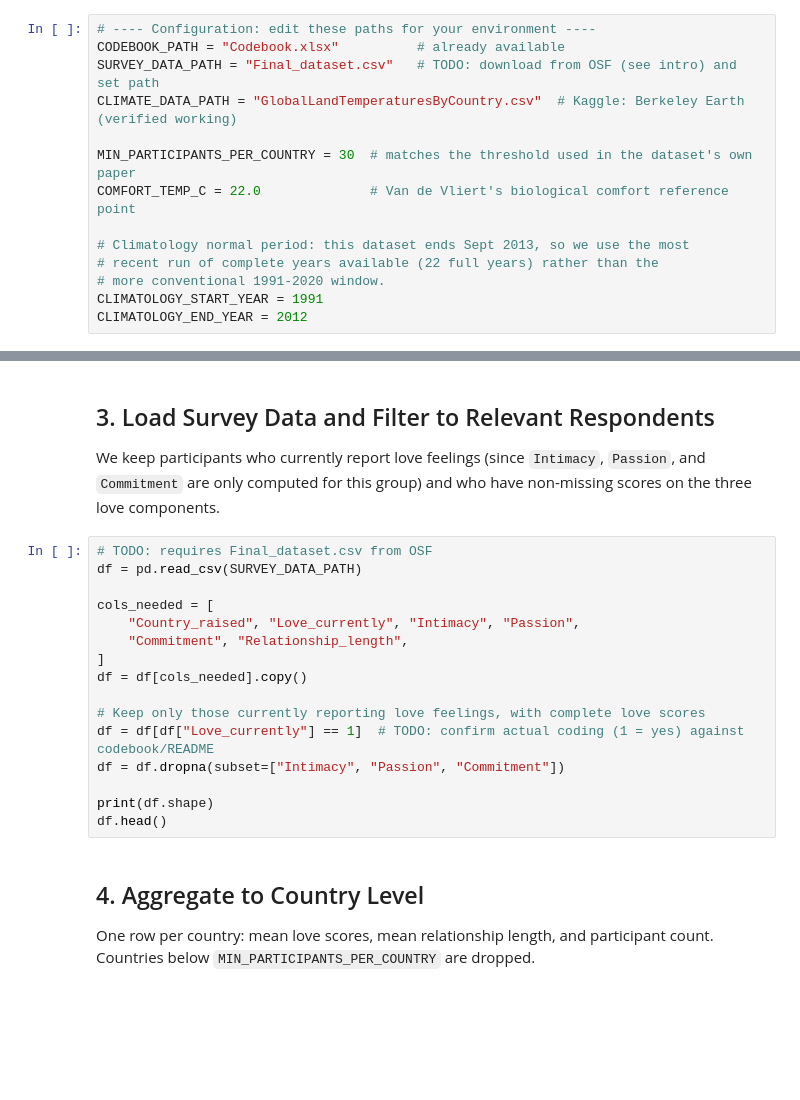
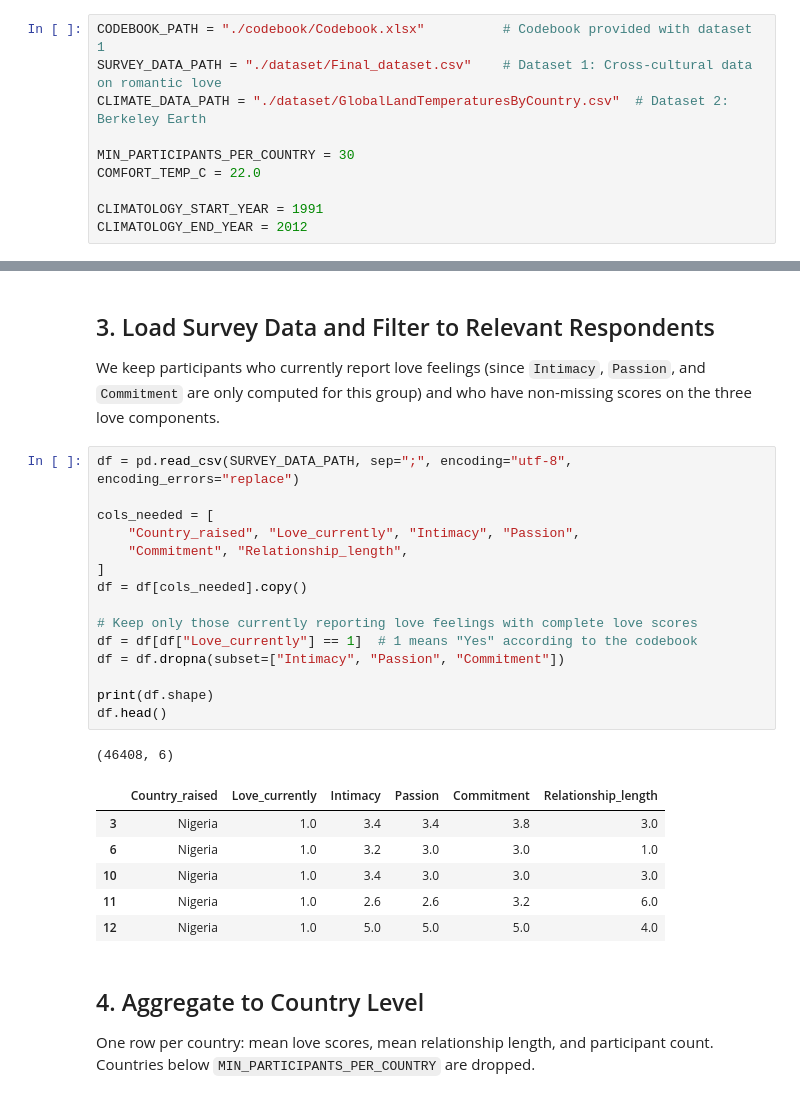
Before and after one commit to hamidurrk/intimacy-climate-research, a Jupyter notebook: climate_intimacy_analysis.ipynb, the cells around one changed output, grey strips where cells are left out. Drawn from its saved outputs; the diff is of its cells as text; blank space fills up the shorter version.

```diff
--- a/climate_intimacy_analysis.ipynb
+++ b/climate_intimacy_analysis.ipynb
@@ -63,17 +37,13 @@ def map_to_iso3(names):
     results = _cc.convert(names=list(names), to="ISO3", not_found=sentinel)
     return [None if r == sentinel else r for r in results]
 # %%
-# ---- Configuration: edit these paths for your environment ----
-CODEBOOK_PATH = "Codebook.xlsx"          # already available
-SURVEY_DATA_PATH = "Final_dataset.csv"   # TODO: download from OSF (see intro) and set path
-CLIMATE_DATA_PATH = "GlobalLandTemperaturesByCountry.csv"  # Kaggle: Berkeley Earth (verified working)
+CODEBOOK_PATH = "./codebook/Codebook.xlsx"          # Codebook provided with dataset 1
+SURVEY_DATA_PATH = "./dataset/Final_dataset.csv"    # Dataset 1: Cross-cultural data on romantic love
+CLIMATE_DATA_PATH = "./dataset/GlobalLandTemperaturesByCountry.csv"  # Dataset 2: Berkeley Earth
 
-MIN_PARTICIPANTS_PER_COUNTRY = 30  # matches the threshold used in the dataset's own paper
-COMFORT_TEMP_C = 22.0              # Van de Vliert's biological comfort reference point
+MIN_PARTICIPANTS_PER_COUNTRY = 30
+COMFORT_TEMP_C = 22.0
 
-# Climatology normal period: this dataset ends Sept 2013, so we use the most
-# recent run of complete years available (22 full years) rather than the
-# more conventional 1991-2020 window.
 CLIMATOLOGY_START_YEAR = 1991
 CLIMATOLOGY_END_YEAR = 2012
 # %% [markdown]
@@ -98,21 +93,28 @@ We keep participants who currently report love feelings (since `Intimacy`,
 `Passion`, and `Commitment` are only computed for this group) and who have
 non-missing scores on the three love components.
 # %%
-# TODO: requires Final_dataset.csv from OSF
-df = pd.read_csv(SURVEY_DATA_PATH)
+df = pd.read_csv(SURVEY_DATA_PATH, sep=";", encoding="utf-8", encoding_errors="replace")
 
 cols_needed = [
     "Country_raised", "Love_currently", "Intimacy", "Passion",
     "Commitment", "Relationship_length",
 ]
 df = df[cols_needed].copy()
 
-# Keep only those currently reporting love feelings, with complete love scores
-df = df[df["Love_currently"] == 1]  # TODO: confirm actual coding (1 = yes) against codebook/README
+# Keep only those currently reporting love feelings with complete love scores
+df = df[df["Love_currently"] == 1]  # 1 means "Yes" according to the codebook
 df = df.dropna(subset=["Intimacy", "Passion", "Commitment"])
 
 print(df.shape)
 df.head()
+# %% [output]
+(46408, 6)
+|  | Country_raised | Love_currently | Intimacy | Passion | Commitment | Relationship_length |
+| 3 | Nigeria | 1.0 | 3.4 | 3.4 | 3.8 | 3.0 |
+| 6 | Nigeria | 1.0 | 3.2 | 3.0 | 3.0 | 1.0 |
+| 10 | Nigeria | 1.0 | 3.4 | 3.0 | 3.0 | 3.0 |
+| 11 | Nigeria | 1.0 | 2.6 | 2.6 | 3.2 | 6.0 |
+| 12 | Nigeria | 1.0 | 5.0 | 5.0 | 5.0 | 4.0 |
 # %% [markdown]
 ## 4. Aggregate to Country Level
 
```
Also changed, not shown: parts of 21 cells of this notebook, 2 other files.
